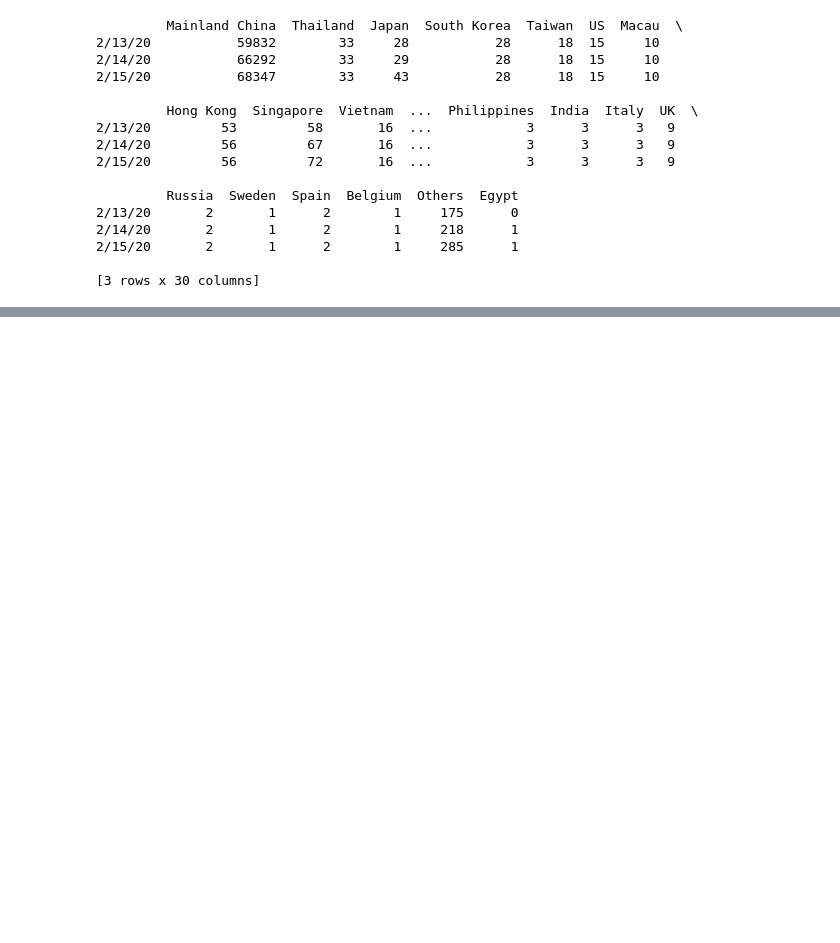
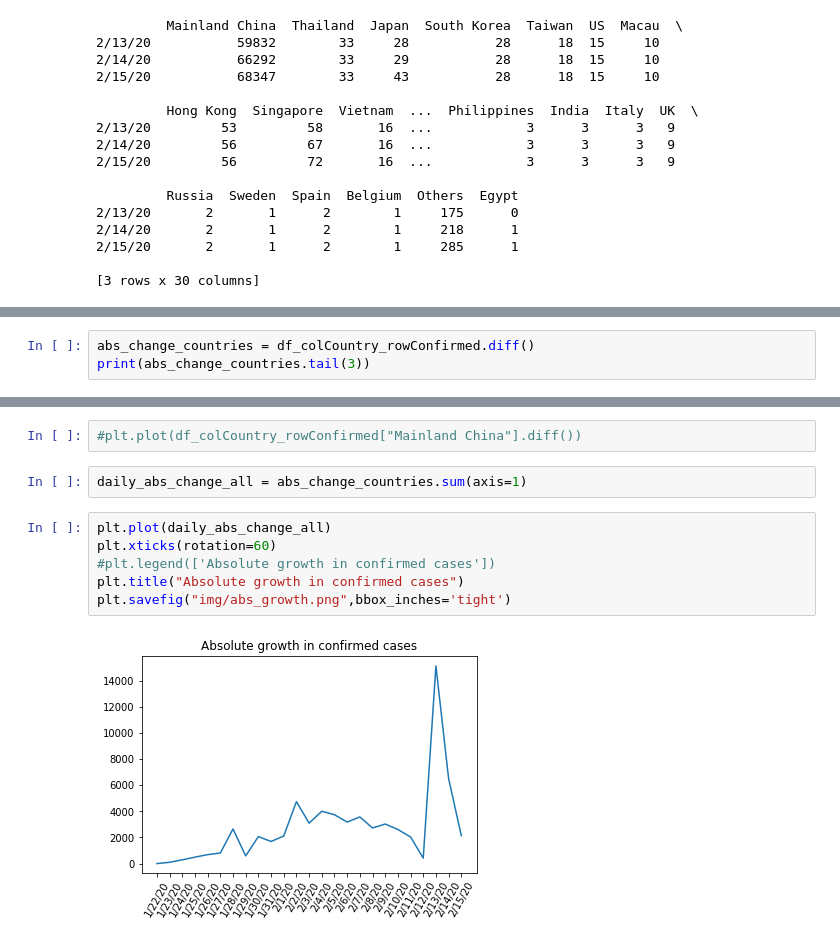
Before and after one commit to msarnacki/coronavirus-2019-nCoV, a Jupyter notebook: main.ipynb, the cells around one changed output, grey strips where cells are left out. Saved outputs shown, nothing was run; the diff lists cells and outputs as text; blank space fills up the shorter version.

Commit message:
plotted absolute daily growth, update readme

```diff
--- a/main.ipynb
+++ b/main.ipynb
@@ -369,0 +373,3 @@ print(df_colCountry_rowConfirmed.tail(3))
+# %%
+abs_change_countries = df_colCountry_rowConfirmed.diff()
+print(abs_change_countries.tail(3))
@@ -369,0 +393,12 @@ print(df_colCountry_rowConfirmed.tail(3))
+# %%
+#plt.plot(df_colCountry_rowConfirmed["Mainland China"].diff())
+# %%
+daily_abs_change_all = abs_change_countries.sum(axis=1)
+# %%
+plt.plot(daily_abs_change_all)
+plt.xticks(rotation=60)
+#plt.legend(['Absolute growth in confirmed cases'])
+plt.title("Absolute growth in confirmed cases")
+plt.savefig("img/abs_growth.png",bbox_inches='tight')
+# %% [output]
+[figure, added]
```
Also changed, not shown: parts of 2 cells of this notebook, 2 other files.
